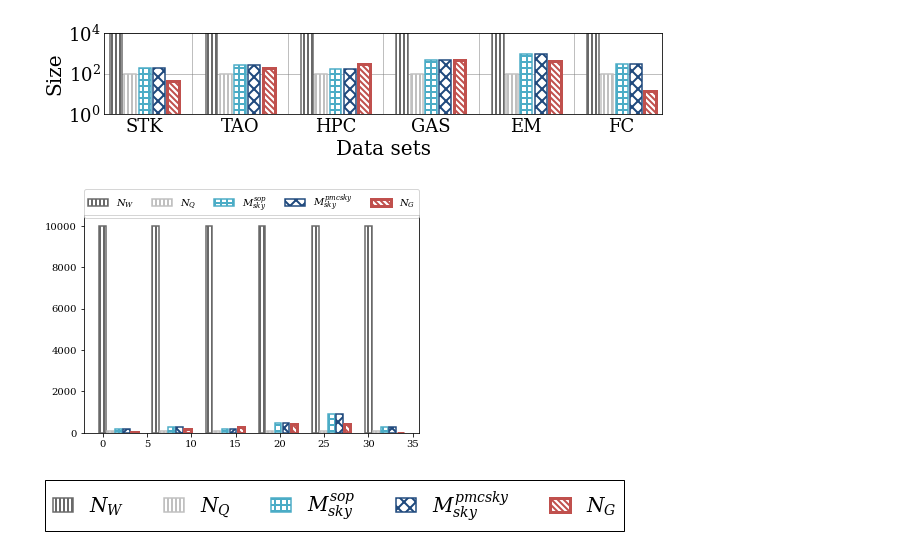
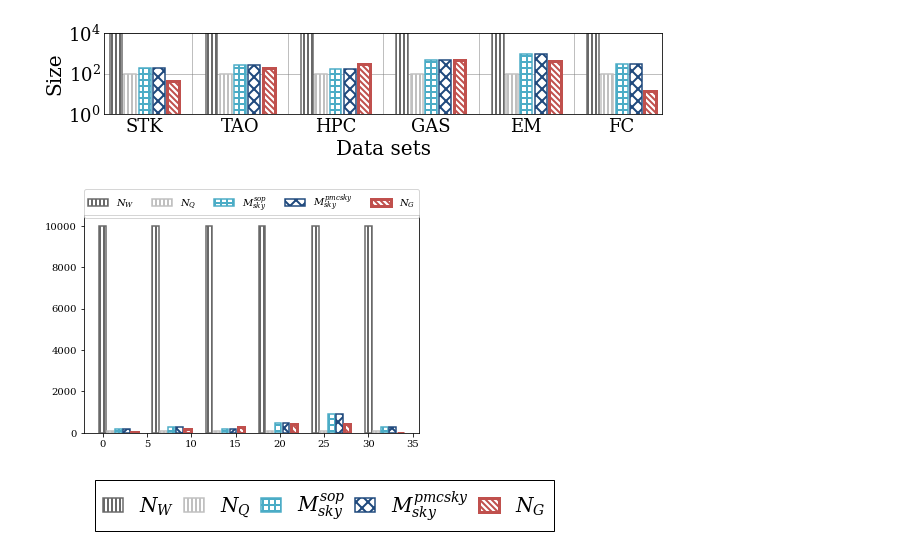
Before and after one commit to YoojuShin/SIGMOD2021LogScript, a Jupyter notebook: figure_script.ipynb, the cells around one changed output. Drawn from its saved outputs; the diff is of its cells as text; code cells hidden in the pictures.

```diff
--- a/figure_script.ipynb
+++ b/figure_script.ipynb
@@ -436,7 +440,7 @@ fig_leg.savefig("Figures/"+'Overall_Legend.pdf', bbox_inches='tight', format='pd
 df = preprocessing("result_default_numQuery")
 df.to_excel(os.getcwd()+"/Metadata/result_default_numQuery.xlsx")
 
-for dataname in dataset_small:
+for dataname in dataset:
     graphdf = df.loc[(df["Dataset"]==dataname) & (df['ChgQRatio']>0)]\
         .pivot(index="Queryset",columns="Method",values="Time")
 
@@ -466,7 +473,7 @@ for dataname in dataset_small:
 ## Peak memory
 # %%
 df = preprocessing("result_default_numQuery")
-for dataname in dataset_small:
+for dataname in dataset:
     graphdf = df.loc[(df["Dataset"]==dataname) & (df['ChgQRatio']>0)]\
         .pivot(index="Queryset",columns="Method",values="PeakMem")
 
@@ -545,7 +555,7 @@ df = preprocessing("result_varyingChgdQRatio")
 df.to_excel(os.getcwd()+"/Metadata/result_varyingChgdQRatio.xlsx")
 
 x = [0,0.2,0.4,0.6,0.8]
-for dataname in dataset_small:
+for dataname in dataset:
     graphdf = df.loc[(df["Dataset"]==dataname) & (df["Queryset"].str.contains(r"\_Q100$"))].pivot(index="ChgQRatio",columns="Method",values="Time")
 
     graphdf.index=df["ChgQRatio"].unique()
@@ -575,7 +588,7 @@ for dataname in dataset_small:
 # %%
 df = preprocessing("result_varyingChgdQRatio")
 x = [0,0.2,0.4,0.6,0.8]
-for dataname in dataset_small:
+for dataname in dataset:
     graphdf = df.loc[(df["Dataset"]==dataname) & (df["Queryset"].str.contains(r"\_Q100$"))].pivot(index="ChgQRatio",columns="Method",values="PeakMem")
     graphdf.index=df["ChgQRatio"].unique()
     graphdf = graphdf[target_alg_stationarity]
@@ -835,32 +851,32 @@ plt.savefig("Figures/"+'Complexity_Space.pdf', bbox_inches='tight', format='pdf'
 # %%
 fig = plt.figure()
 ax = fig.add_subplot(1,1,1)
 xpositions = []
 bars = []
 for i in range(len(df_time)):
     xposition = np.arange(df_time.shape[1])*barWidth*(len(dataset)+inter_bar_space) + barWidth*intra_bar_space*i
     center = (xposition[0]+xposition[-1])/2
     xpositions.append(xposition)
     bar = ax.bar(xposition,df_time.iloc[i,:].tolist(), color = "white", width=barWidth,\
                hatch=cx_hatch[i], edgecolor=cx_colormap[i],\
                linewidth=cx_linewidth[i], zorder=2)
     bars.append(bar)
 
 legend = ax.legend(handles=bars,labels=cx_params_space,\
                    bbox_to_anchor=(0., 1.02, 1., .102), loc='upper center',\
                    ncol=len(cx_params_space), mode="expand", borderaxespad=0.)
 
-figsize = (5, 1)
+figsize = (10, 1)
 fig_leg = plt.figure(figsize=figsize)
 ax_leg = fig_leg.add_subplot(111)
 # add the legend from the previous axes
 ax_leg.legend(handles=bars,labels=cx_params_space, loc='center', ncol=len(cx_params_space), \
                 facecolor='white', framealpha=1, edgecolor='black', fancybox = False, handlelength =1,\
-              prop={'size':20}
+              prop={'size':20}, columnspacing=0.5
               )
 # hide the axes frame and the x/y labels
 ax_leg.axis('off')
 fig_leg.savefig("Figures/"+'Complexity_Space_Legend.pdf', bbox_inches='tight', format='pdf')
 # %% [output]
 [figure]
-[figure, old version]
+[figure, new version]
```
Also changed, not shown: parts of 14 cells of this notebook, 40 other files.
